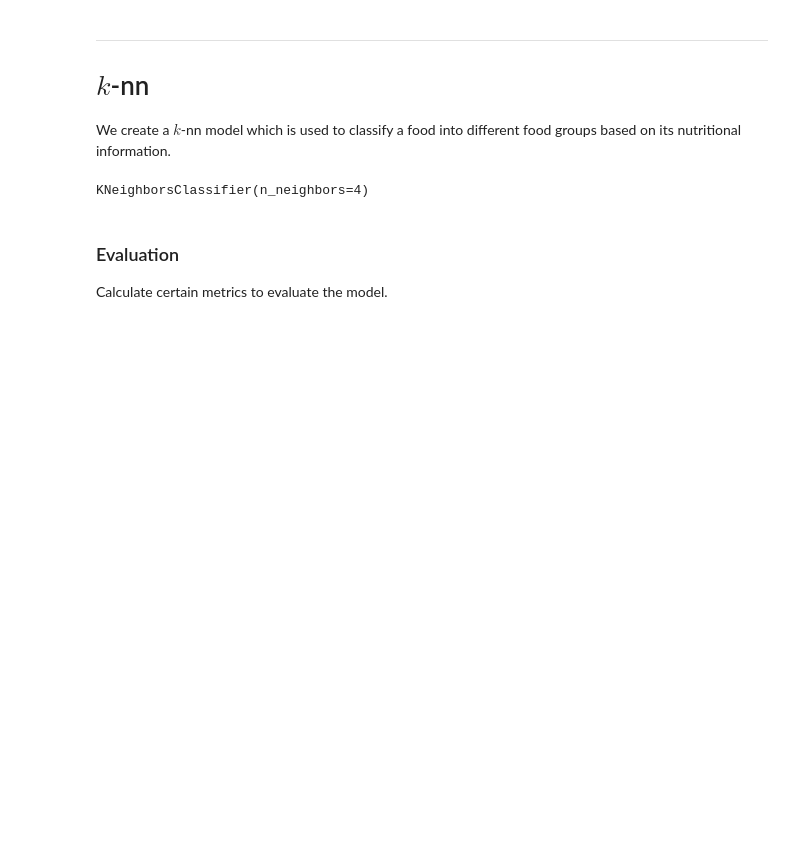
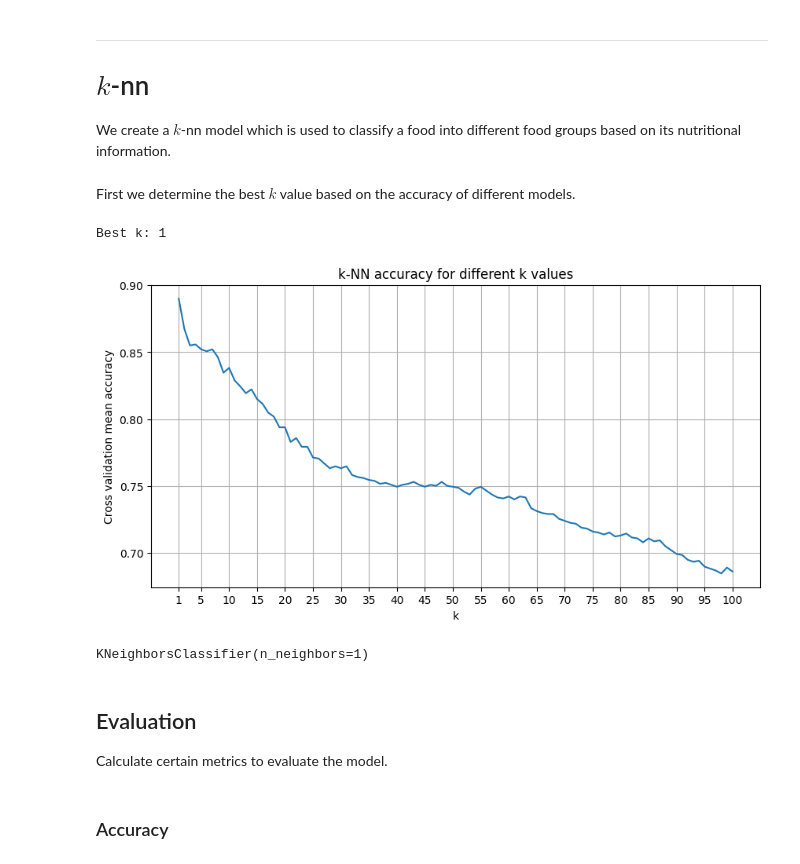
Before and after one commit to d4vidsha/food-groups-classification-model, a Jupyter notebook: src/knn.ipynb, the cells around one changed output. Drawn from its saved outputs; the diff is of its cells as text; code cells hidden in the pictures; blank space fills up the shorter version.

```diff
--- a/src/knn.ipynb
+++ b/src/knn.ipynb
@@ -59,9 +59,55 @@ y_test = test[y_COL]
 ---
 # $k$-nn
 We create a $k$-nn model which is used to classify a food into different food groups based on its nutritional information.
+# %% [markdown]
+First we determine the best $k$ value based on the accuracy of different models.
+# %%
+# find the best k based on accuracy using cross validation
+
+from sklearn.model_selection import cross_val_score
+from sklearn.neighbors import KNeighborsClassifier
+
+def cross_validate(X_train, y_train):
+    # create list of possible k values from 1 to 100
+    k_values = list(range(1, 101))
+
+    # create list of cross validation scores
+    cv_scores = []
+
+    # perform 10-fold cross validation for each k
+    # and take the mean of the scores
+    for k in k_values:
+        knn = KNeighborsClassifier(n_neighbors=k)
+        scores = cross_val_score(knn, X_train, y_train, cv=10, scoring='accuracy')
+        cv_scores.append(scores.mean())
+
+    # find the best k
+    best_k = k_values[cv_scores.index(max(cv_scores))]
+    print(f"Best k: {best_k}")
+
+    # plot the accuracy for each k
+    plt.plot(k_values, cv_scores)
+    plt.xlabel("k")
+    plt.ylabel("Cross validation mean accuracy")
+
+    # add xtick for every 5th k
+    plt.xticks([1] + list(range(5, 101, 5)))
+
+    plt.grid()
+    plt.gcf().set_size_inches(10, 5)
+    plt.title("k-NN accuracy for different k values")
+
+    # save the plot
+    plt.savefig('../report/figs/knn-cross-validation.png', bbox_inches='tight')
+
+    return best_k
+
+best_k = cross_validate(X_train, y_train)
+# %% [output]
+Best k: 1
+[figure, added]
 # %%
-from sklearn.neighbors import KNeighborsClassifier
-KNN_NEIGHBORS = 4
+KNN_NEIGHBORS = best_k
 
 # create knn with 3 neighbors
 knn = KNeighborsClassifier(n_neighbors=KNN_NEIGHBORS)
@@ -75,7 +121,7 @@ y_test = y_test.fillna(0)
 # train the model using the training set
 knn.fit(X_train, y_train)
 # %% [output]
-KNeighborsClassifier(n_neighbors=4)
+KNeighborsClassifier(n_neighbors=1)
 # %%
 def predict_y(X_test):
     # predict the labels of the test set
@@ -83,8 +129,10 @@ def predict_y(X_test):
 
 y_pred = predict_y(X_test)
 # %% [markdown]
-### Evaluation
+## Evaluation
 Calculate certain metrics to evaluate the model.
+# %% [markdown]
+### Accuracy
 # %%
 # check the accuracy
 from sklearn.metrics import accuracy_score
```
Also changed, not shown: parts of 7 cells of this notebook, 2 other files.
